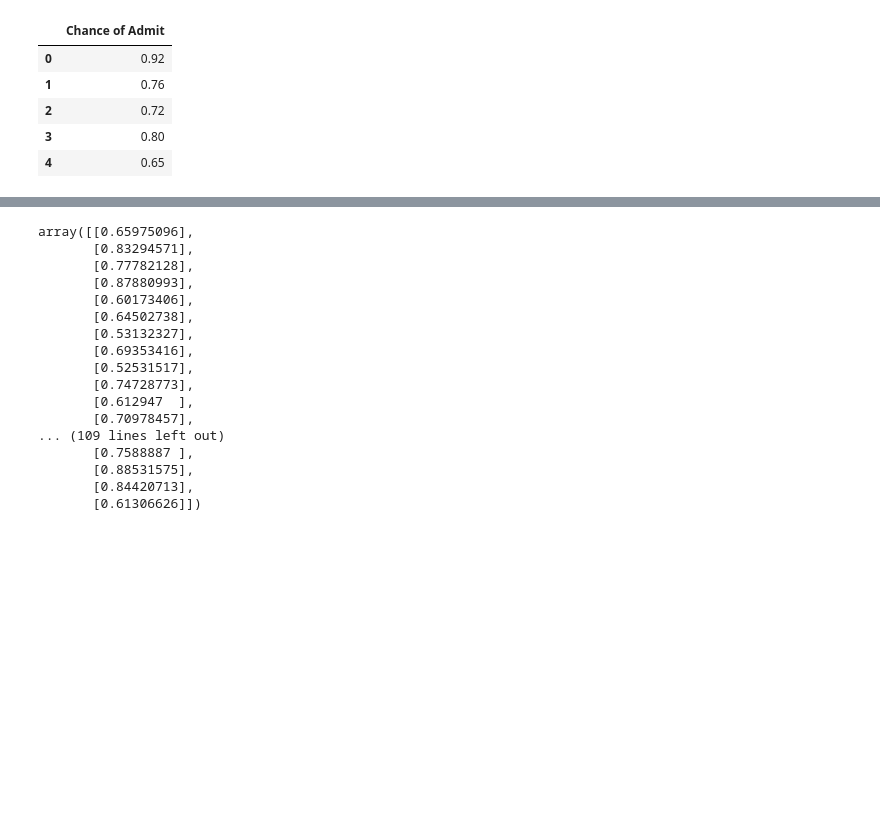
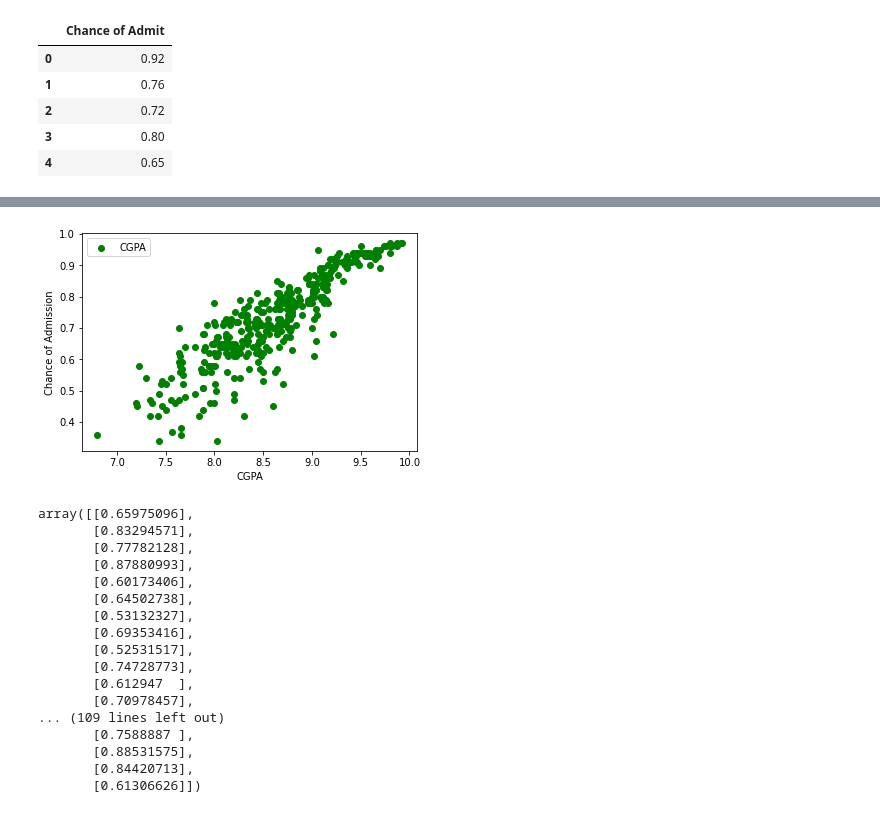
Before and after one commit to aadityadamle/Admit-Prediction, a Jupyter notebook: Admit_Prediction.ipynb, the cells around one changed output, grey strips where cells are left out. Drawn from its saved outputs; the diff is of its cells as text; code cells hidden in the pictures; blank space fills up the shorter version.

```diff
--- a/Admit_Prediction.ipynb
+++ b/Admit_Prediction.ipynb
@@ -98,0 +116,9 @@ prediction_of_Y = classifier.predict(X_test)
+# %%
+# Visualize the effect of CGPA on chance of of getting an admit. We can clearly see that higher CGPA has higher chance of admission.
+plt.scatter(X_train["CGPA"],Y_train, color = "green")
+plt.xlabel("CGPA")
+plt.ylabel("Chance of Admission")
+plt.legend(["CGPA"])
+plt.show()
+# %% [output]
+[figure, added]
```
Also changed, not shown: parts of 39 cells of this notebook.
